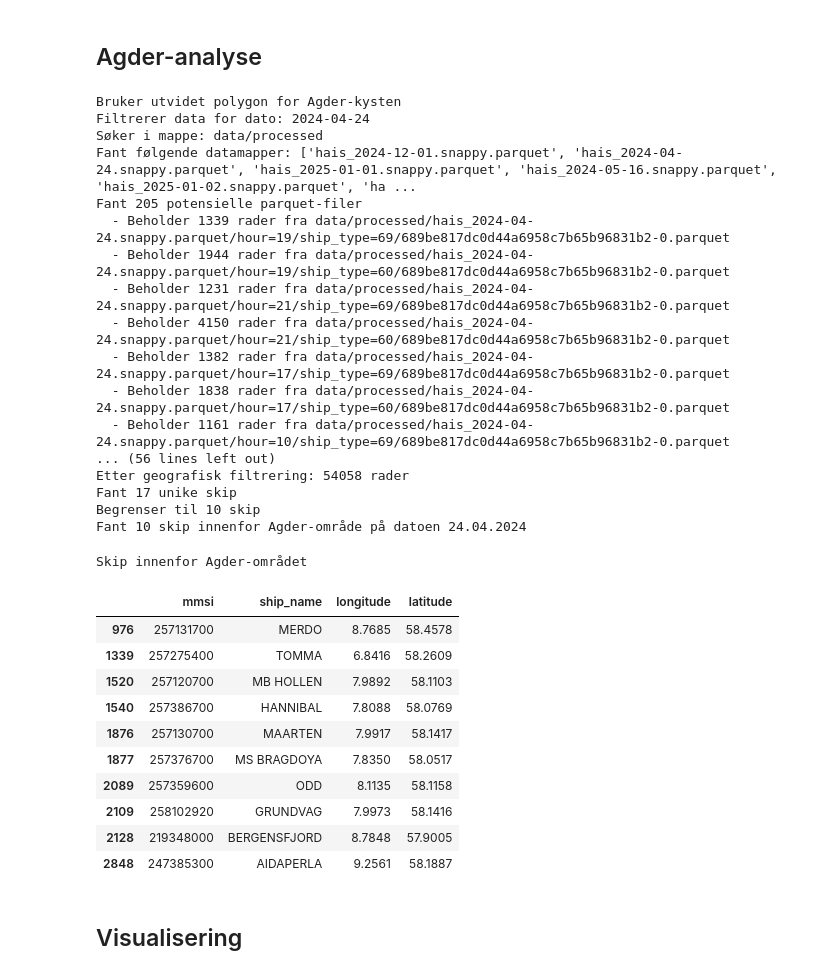
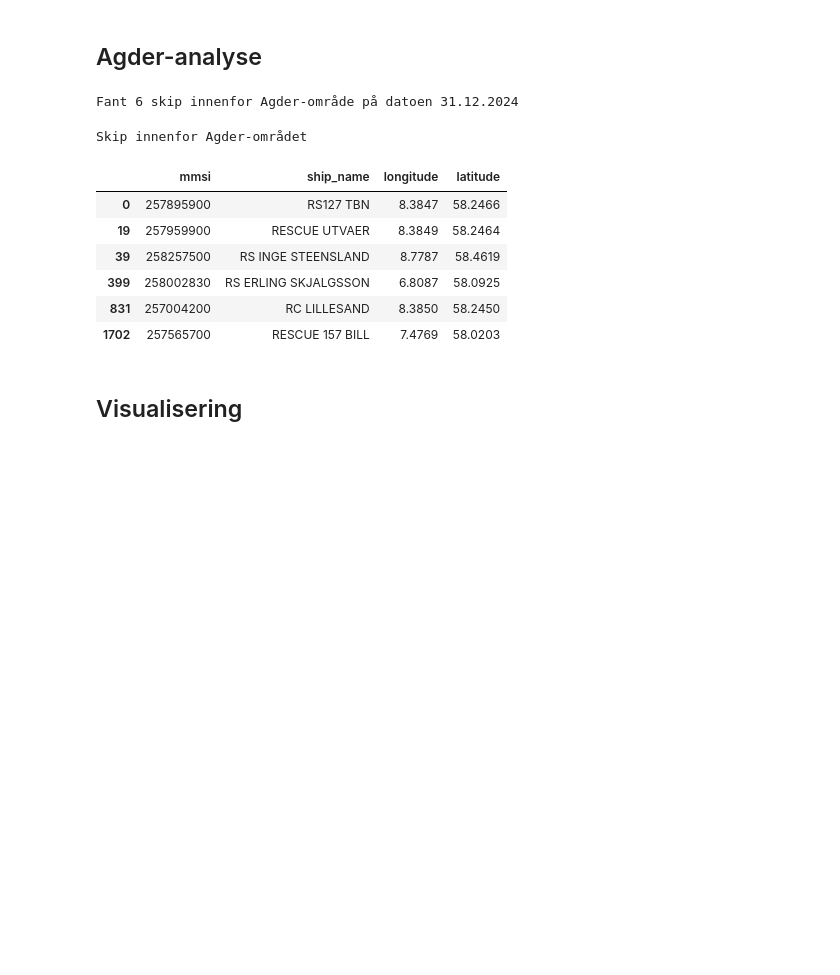
Before and after one commit to kartAI/kaidata_geolake, a Jupyter notebook: Christine/u1_geopandas_v3.ipynb, the cells around one changed output. Saved outputs shown, nothing was run; the diff lists cells and outputs as text; code cells hidden in the pictures; blank space fills up the shorter version.

```diff
--- a/Christine/u1_konvertering_v6.ipynb
+++ b/Christine/u1_geopandas_v3.ipynb
@@ -683,60 +797,40 @@ def filtrer_skip_agder(rot_mappe, dato, antall_skip=10):
 # %%
 # Filtrer skip i Agder for en bestemt dato
 rot_mappe = "data/processed"
-dato = datetime.datetime(2024, 4, 24)  # Velg dato
+dato = datetime.datetime(2024, 12, 31)  # Velg dato
 skip_agder = filtrer_skip_agder(rot_mappe, dato)
 
 # Vis skipene på tabellform
 if skip_agder is not None and not skip_agder.empty:
     # Velg kolonner å vise
-    kolonner_å_vise = ['mmsi', 'ship_name', 'ship_type', 'longitude', 'latitude']
+    kolonner = ['mmsi', 'ship_name', 'ship_type', 'longitude', 'latitude']
 
     # Velg bare kolonner som faktisk finnes i datasettet
-    tilgjengelige_kolonner = [kol for kol in kolonner_å_vise if kol in skip_agder.columns]
+    tilgjengelige_kolonner = [kol for kol in kolonner if kol in skip_agder.columns]
 
     styled_tabell = skip_agder[tilgjengelige_kolonner].style\
         .format({'longitude': '{:.4f}', 'latitude': '{:.4f}'})\
         .set_caption('Skip innenfor Agder-området')\
         .set_table_styles([
             {'selector': 'th', 'props': [('background-color', '#f2f2f2'),
                                         ('color', '#333'),
                                         ('font-weight', 'bold')]},
             {'selector': 'td', 'props': [('padding', '5px')]}
         ])
 
     display(styled_tabell)
 else:
     print("Ingen skip å vise.")
 # %% [output]
-Bruker utvidet polygon for Agder-kysten
-Filtrerer data for dato: 2024-04-24
-Søker i mappe: data/processed
-Fant følgende datamapper: ['hais_2024-12-01.snappy.parquet', 'hais_2024-04-24.snappy.parquet', 'hais_2025-01-01.snappy.parquet', 'hais_2024-05-16.snappy.parquet', 'hais_2025-01-02.snappy.parquet', 'ha ...
-Fant 205 potensielle parquet-filer
-  - Beholder 1339 rader fra data/processed/hais_2024-04-24.snappy.parquet/hour=19/ship_type=69/689be817dc0d44a6958c7b65b96831b2-0.parquet
-  - Beholder 1944 rader fra data/processed/hais_2024-04-24.snappy.parquet/hour=19/ship_type=60/689be817dc0d44a6958c7b65b96831b2-0.parquet
-  - Beholder 1231 rader fra data/processed/hais_2024-04-24.snappy.parquet/hour=21/ship_type=69/689be817dc0d44a6958c7b65b96831b2-0.parquet
-  - Beholder 4150 rader fra data/processed/hais_2024-04-24.snappy.parquet/hour=21/ship_type=60/689be817dc0d44a6958c7b65b96831b2-0.parquet
-  - Beholder 1382 rader fra data/processed/hais_2024-04-24.snappy.parquet/hour=17/ship_type=69/689be817dc0d44a6958c7b65b96831b2-0.parquet
-  - Beholder 1838 rader fra data/processed/hais_2024-04-24.snappy.parquet/hour=17/ship_type=60/689be817dc0d44a6958c7b65b96831b2-0.parquet
-  - Beholder 1161 rader fra data/processed/hais_2024-04-24.snappy.parquet/hour=10/ship_type=69/689be817dc0d44a6958c7b65b96831b2-0.parquet
-... (56 lines left out)
-Etter geografisk filtrering: 54058 rader
-Fant 17 unike skip
-Begrenser til 10 skip
-Fant 10 skip innenfor Agder-område på datoen 24.04.2024
+Fant 6 skip innenfor Agder-område på datoen 31.12.2024
 Skip innenfor Agder-området
 |  | mmsi | ship_name | longitude | latitude |
-| 976 | 257131700 | MERDO | 8.7685 | 58.4578 |
-| 1339 | 257275400 | TOMMA | 6.8416 | 58.2609 |
-| 1520 | 257120700 | MB HOLLEN | 7.9892 | 58.1103 |
-| 1540 | 257386700 | HANNIBAL | 7.8088 | 58.0769 |
-| 1876 | 257130700 | MAARTEN | 7.9917 | 58.1417 |
-| 1877 | 257376700 | MS BRAGDOYA | 7.8350 | 58.0517 |
-| 2089 | 257359600 | ODD | 8.1135 | 58.1158 |
-| 2109 | 258102920 | GRUNDVAG | 7.9973 | 58.1416 |
-| 2128 | 219348000 | BERGENSFJORD | 8.7848 | 57.9005 |
-| 2848 | 247385300 | AIDAPERLA | 9.2561 | 58.1887 |
+| 0 | 257895900 | RS127 TBN | 8.3847 | 58.2466 |
+| 19 | 257959900 | RESCUE UTVAER | 8.3849 | 58.2464 |
+| 39 | 258257500 | RS INGE STEENSLAND | 8.7787 | 58.4619 |
+| 399 | 258002830 | RS ERLING SKJALGSSON | 6.8087 | 58.0925 |
+| 831 | 257004200 | RC LILLESAND | 8.3850 | 58.2450 |
+| 1702 | 257565700 | RESCUE 157 BILL | 7.4769 | 58.0203 |
 # %% [markdown]
 ## Visualisering
 # %%
```
Also changed, not shown: parts of 15 cells of this notebook, 1 other file.
